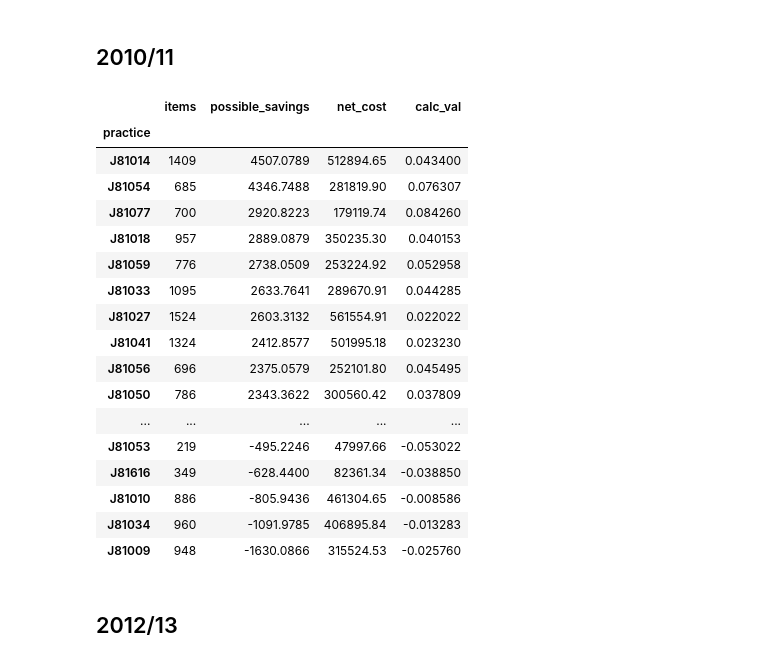
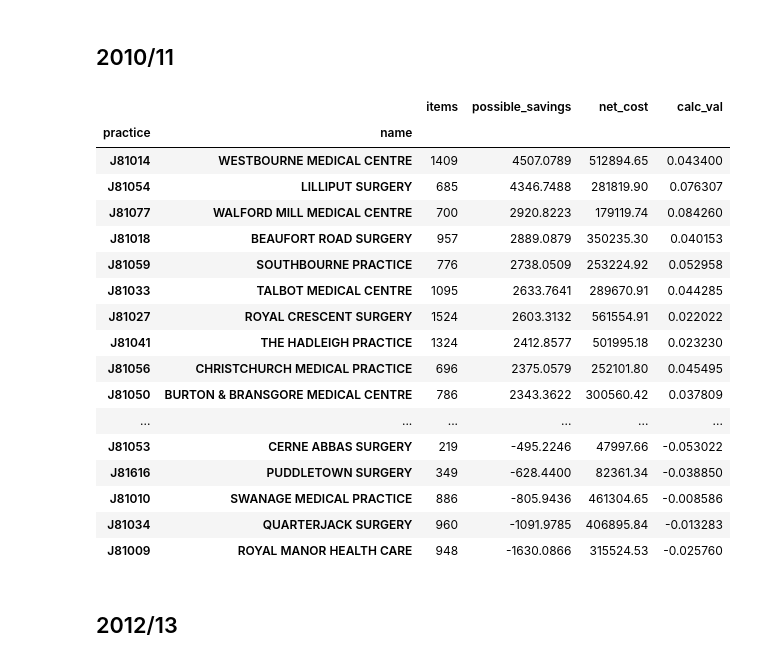
Before and after one commit to ebmdatalab/ghost_branded_generics_paper, a Jupyter notebook: Ghost Branded Generics.ipynb, the cells around one changed output. Cells and saved outputs as stored; diff of their text form; code cells hidden in the pictures.

Commit message:
Add practice names to Dorset

```diff
--- a/Ghost Branded Generics.ipynb
+++ b/Ghost Branded Generics.ipynb
@@ -292,3 +292,7 @@ by_bnf2.head()
 | 4 | 0403010X0AAABAB | 47582 | 182968.5589 | 933233.58 | 0.196059 |
 # %% [markdown]
 # Dorset
+# %%
+sql = 'SELECT code, name FROM ebmdatalab.hscic.practices'
+practice_names = bq.cached_read(sql, csv_path='practice_names.zip')
+practice_names.head()
@@ -295,3 +306,5 @@ by_bnf2.head()
 # %%
 pd.set_option('display.max_rows', 500)
 dorset = practice.loc[practice['pct']=='11J']
+dorset = dorset.merge(practice_names, how='left', left_on='practice', right_on='code')
+dorset.head()
@@ -299,27 +319,27 @@ dorset = practice.loc[practice['pct']=='11J']
 ## 2010/11
 # %%
 dorset_10_11 =  dorset.loc[(dorset['month']>='2010-12-01') & (dorset['month']<='2011-04-01')]
-dorset_10_11 = dorset_10_11.groupby('practice').sum()
+dorset_10_11 = dorset_10_11.groupby(['practice','name']).sum()
 dorset_10_11.sort_values('possible_savings',ascending=False)
 # %% [output]
-|  | items | possible_savings | net_cost | calc_val |
-| practice |  |  |  |  |
-| J81014 | 1409 | 4507.0789 | 512894.65 | 0.043400 |
-| J81054 | 685 | 4346.7488 | 281819.90 | 0.076307 |
-| J81077 | 700 | 2920.8223 | 179119.74 | 0.084260 |
-| J81018 | 957 | 2889.0879 | 350235.30 | 0.040153 |
-| J81059 | 776 | 2738.0509 | 253224.92 | 0.052958 |
-| J81033 | 1095 | 2633.7641 | 289670.91 | 0.044285 |
-| J81027 | 1524 | 2603.3132 | 561554.91 | 0.022022 |
-| J81041 | 1324 | 2412.8577 | 501995.18 | 0.023230 |
-| J81056 | 696 | 2375.0579 | 252101.80 | 0.045495 |
-| J81050 | 786 | 2343.3622 | 300560.42 | 0.037809 |
-| ... | ... | ... | ... | ... |
-| J81053 | 219 | -495.2246 | 47997.66 | -0.053022 |
-| J81616 | 349 | -628.4400 | 82361.34 | -0.038850 |
-| J81010 | 886 | -805.9436 | 461304.65 | -0.008586 |
-| J81034 | 960 | -1091.9785 | 406895.84 | -0.013283 |
-| J81009 | 948 | -1630.0866 | 315524.53 | -0.025760 |
+|  |  | items | possible_savings | net_cost | calc_val |
+| practice | name |  |  |  |  |
+| J81014 | WESTBOURNE MEDICAL CENTRE | 1409 | 4507.0789 | 512894.65 | 0.043400 |
+| J81054 | LILLIPUT SURGERY | 685 | 4346.7488 | 281819.90 | 0.076307 |
+| J81077 | WALFORD MILL MEDICAL CENTRE | 700 | 2920.8223 | 179119.74 | 0.084260 |
+| J81018 | BEAUFORT ROAD SURGERY | 957 | 2889.0879 | 350235.30 | 0.040153 |
+| J81059 | SOUTHBOURNE PRACTICE | 776 | 2738.0509 | 253224.92 | 0.052958 |
+| J81033 | TALBOT MEDICAL CENTRE | 1095 | 2633.7641 | 289670.91 | 0.044285 |
+| J81027 | ROYAL CRESCENT SURGERY | 1524 | 2603.3132 | 561554.91 | 0.022022 |
+| J81041 | THE HADLEIGH PRACTICE | 1324 | 2412.8577 | 501995.18 | 0.023230 |
+| J81056 | CHRISTCHURCH MEDICAL PRACTICE | 696 | 2375.0579 | 252101.80 | 0.045495 |
+| J81050 | BURTON & BRANSGORE MEDICAL CENTRE | 786 | 2343.3622 | 300560.42 | 0.037809 |
+| ... | ... | ... | ... | ... | ... |
+| J81053 | CERNE ABBAS SURGERY | 219 | -495.2246 | 47997.66 | -0.053022 |
+| J81616 | PUDDLETOWN SURGERY | 349 | -628.4400 | 82361.34 | -0.038850 |
+| J81010 | SWANAGE MEDICAL PRACTICE | 886 | -805.9436 | 461304.65 | -0.008586 |
+| J81034 | QUARTERJACK SURGERY | 960 | -1091.9785 | 406895.84 | -0.013283 |
+| J81009 | ROYAL MANOR HEALTH CARE | 948 | -1630.0866 | 315524.53 | -0.025760 |
 # %% [markdown]
 ## 2012/13
 # %%
```
Also changed, not shown: parts of 3 cells of this notebook, 1 other file.
